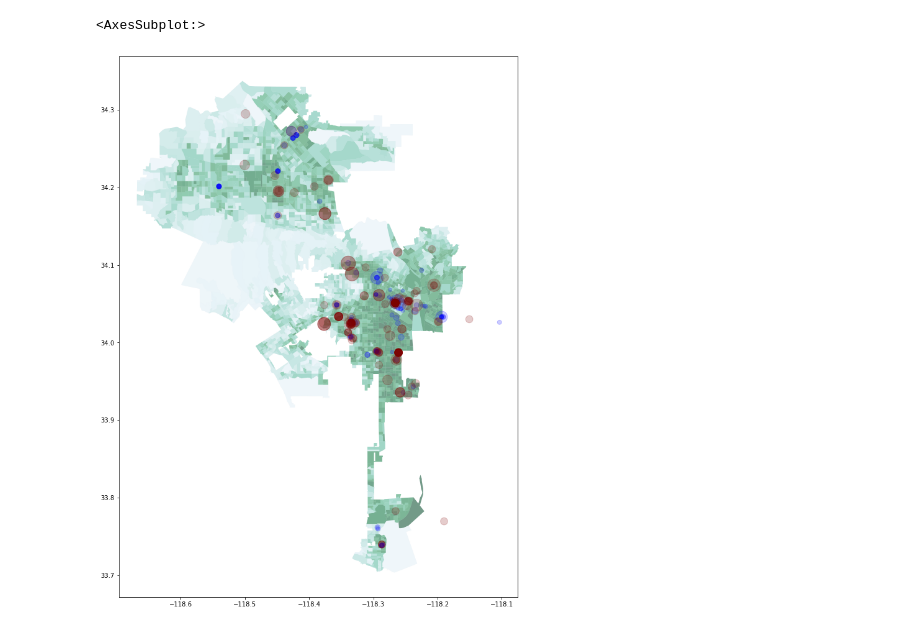
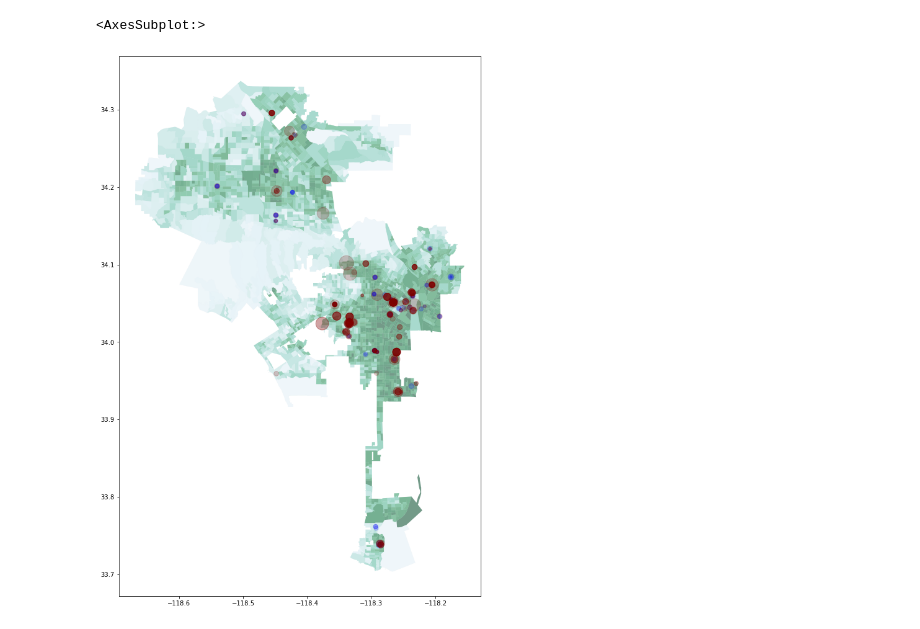
Before and after one commit to CityOfLosAngeles/hcid-cdbg-metrics, a Jupyter notebook: notebooks/cpas-metrics.ipynb, the cells around one changed output. Drawn from its saved outputs; the diff is of its cells as text; code cells hidden in the pictures.

Commit message:
More work on visualization, write ranked metrics to s3.

```diff
--- a/notebooks/cpas-metrics.ipynb
+++ b/notebooks/cpas-metrics.ipynb
@@ -104,8 +111,8 @@ def plot_metrics(projects, metrics):
         chart &= row
     return chart
 # %%
-metrics = job_metrics
-projects = subset_data(gpr, metrics)
+metrics = business_assist_metrics
+projects = subset_data(gpr_geocode, metrics)
 plot_metrics(projects, metrics)
 # %% [output]
 [interactive output not drawn]
@@ -112,6 +166,10 @@ plot_metrics(projects, metrics)
 # %%
 # choose the top metric as a stand-in for showing high-performing outliers
-metric = projects[metrics.values()].sum().sort_values(ascending=False).index[0] + " per million $"
-ranked = projects[projects.Funding > 0].sort_values([metric, "Funding"], ascending=[False, True]).set_index("Grant GPR ID")
+#metric = projects[metrics.values()].sum().sort_values(ascending=False).index[0] + " per million $"
+metric = topline
+ranked = projects[projects.Funding > 0].sort_values(
+    [metric, "Funding"],
+    ascending=[False, True]
+).set_index("Grant GPR ID")
 high_performing = ranked.dropna(subset=[metric]).head(100)
-low_performing = ranked.dropna(subset=[metric]).tail(100).iloc[::-1]
+low_performing = ranked[ranked[metric] == 0].iloc[::-1]
@@ -181,18 +244,0 @@ city = geopandas.read_file("city_boundary.geojson")
-# %%
-high_performing = geopandas.GeoDataFrame(
-    high_performing.merge(
-        gpr_geocode[["grnt_gpr_id", "geometry"]],
-        left_index=True,
-        right_on="grnt_gpr_id",
-        how="left",
-    ), geometry="geometry"
-)
-# %%
-low_performing = geopandas.GeoDataFrame(
-    low_performing.merge(
-        gpr_geocode[["grnt_gpr_id", "geometry"]],
-        left_index=True,
-        right_on="grnt_gpr_id",
-        how="left",
-    ), geometry="geometry"
-)
@@ -202,9 +245,9 @@ lmi_pct_city = geopandas.clip(lmi_pct, city)
 # %%
 ax = city.plot(alpha=0.1, figsize=(16,16))
 lmi_pct_city.plot(ax=ax, cmap="BuGn", column="Lowmod_pct", alpha=0.5)
 
-high_performing.plot(markersize=numpy.sqrt(high_performing.Funding)/10., ax=ax, color="blue", alpha=0.2)
-low_performing.plot(markersize=numpy.sqrt(low_performing.Funding)/10., ax=ax, color="maroon", alpha=0.2)
+high_performing[high_performing.within(city.iloc[0].geometry)].plot(markersize=numpy.sqrt(high_performing.Funding)/10., ax=ax, color="blue", alpha=0.2)
+low_performing[low_performing.within(city.iloc[0].geometry)].plot(markersize=numpy.sqrt(low_performing.Funding)/10., ax=ax, color="maroon", alpha=0.2)
 # %% [output]
 <AxesSubplot:>
-[figure, old version]
+[figure, new version]
```
Also changed, not shown: parts of 16 cells of this notebook.
